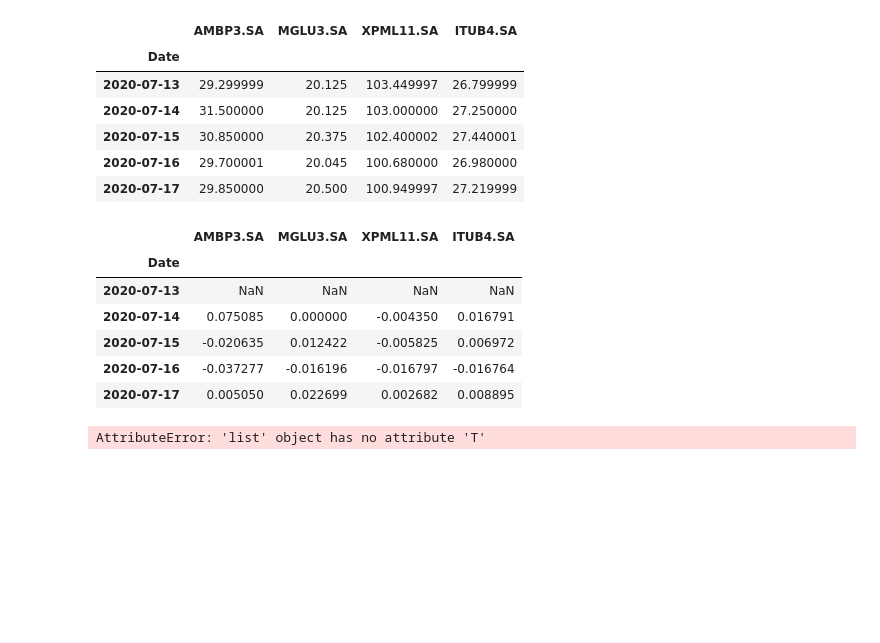
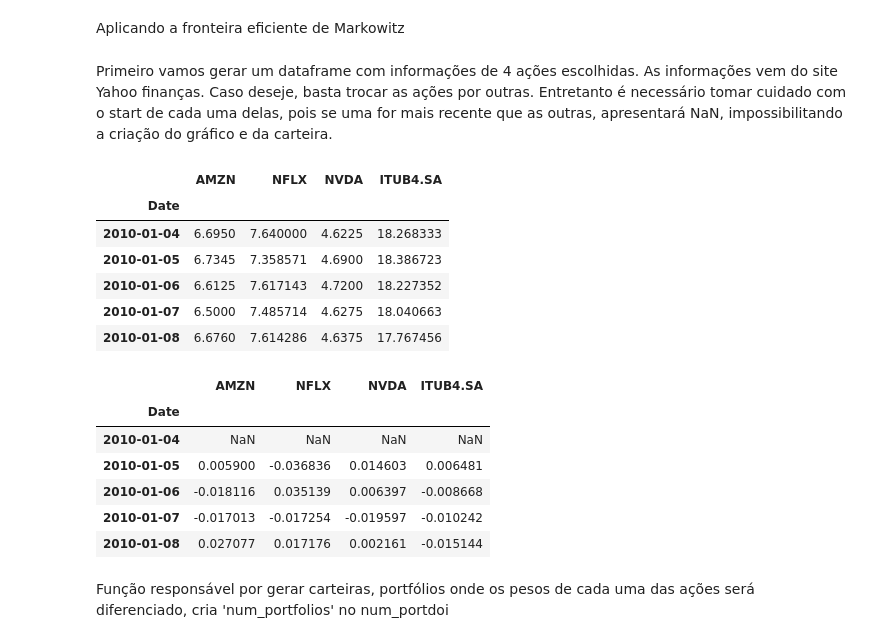
Before and after one commit to joeldfilho/Teorema-Carteira-Markowitz, a Jupyter notebook: markowitz.ipynb, the cells around one changed output. Drawn from its saved outputs; the diff is of its cells as text; code cells hidden in the pictures; blank space fills up the shorter version.

```diff
--- a/markowitz.ipynb
+++ b/markowitz.ipynb
@@ -1,32 +1,36 @@
+# %% [markdown]
+Aplicando a fronteira eficiente de Markowitz
 # %%
 import pandas as pd
 from pandas_datareader import data
 import numpy as np
 import matplotlib.pyplot as plt
+# %% [markdown]
+Primeiro vamos gerar um dataframe com informações de 4 ações escolhidas. As informações vem do site Yahoo finanças. Caso deseje, basta trocar as ações por outras. Entretanto é necessário tomar cuidado com o start de cada uma delas, pois se uma for mais recente que as outras, apresentará NaN, impossibilitando a criação do gráfico e da carteira.
 # %%
 df = pd.DataFrame()
-df['AMBP3.SA'] = data.DataReader('AMBP3.SA', data_source='yahoo', start='1-1-2010')['Close']
-df['MGLU3.SA'] = data.DataReader('MGLU3.SA', data_source='yahoo', start='1-1-2010')['Close']
-df['XPML11.SA'] = data.DataReader('XPML11.SA', data_source='yahoo', start='1-1-2010')['Close']
+df['AMZN'] = data.DataReader('AMZN', data_source='yahoo', start='1-1-2010')['Close']
+df['NFLX'] = data.DataReader('NFLX', data_source='yahoo', start='1-1-2010')['Close']
+df['NVDA'] = data.DataReader('NVDA', data_source='yahoo', start='1-1-2010')['Close']
 df['ITUB4.SA'] = data.DataReader('ITUB4.SA', data_source='yahoo', start='1-1-2010')['Close']
 
 df.head()
 # %% [output]
-|  | AMBP3.SA | MGLU3.SA | XPML11.SA | ITUB4.SA |
+|  | AMZN | NFLX | NVDA | ITUB4.SA |
 | Date |  |  |  |  |
-| 2020-07-13 | 29.299999 | 20.125 | 103.449997 | 26.799999 |
-| 2020-07-14 | 31.500000 | 20.125 | 103.000000 | 27.250000 |
-| 2020-07-15 | 30.850000 | 20.375 | 102.400002 | 27.440001 |
-| 2020-07-16 | 29.700001 | 20.045 | 100.680000 | 26.980000 |
-| 2020-07-17 | 29.850000 | 20.500 | 100.949997 | 27.219999 |
+| 2010-01-04 | 6.6950 | 7.640000 | 4.6225 | 18.268333 |
+| 2010-01-05 | 6.7345 | 7.358571 | 4.6900 | 18.386723 |
+| 2010-01-06 | 6.6125 | 7.617143 | 4.7200 | 18.227352 |
+| 2010-01-07 | 6.5000 | 7.485714 | 4.6275 | 18.040663 |
+| 2010-01-08 | 6.6760 | 7.614286 | 4.6375 | 17.767456 |
 # %%
 # Retorno simples dos ativos
 df.pct_change().head()
 # %% [output]
-|  | AMBP3.SA | MGLU3.SA | XPML11.SA | ITUB4.SA |
+|  | AMZN | NFLX | NVDA | ITUB4.SA |
 | Date |  |  |  |  |
-| 2020-07-13 | NaN | NaN | NaN | NaN |
-| 2020-07-14 | 0.075085 | 0.000000 | -0.004350 | 0.016791 |
-| 2020-07-15 | -0.020635 | 0.012422 | -0.005825 | 0.006972 |
-| 2020-07-16 | -0.037277 | -0.016196 | -0.016797 | -0.016764 |
-| 2020-07-17 | 0.005050 | 0.022699 | 0.002682 | 0.008895 |
+| 2010-01-04 | NaN | NaN | NaN | NaN |
+| 2010-01-05 | 0.005900 | -0.036836 | 0.014603 | 0.006481 |
+| 2010-01-06 | -0.018116 | 0.035139 | 0.006397 | -0.008668 |
+| 2010-01-07 | -0.017013 | -0.017254 | -0.019597 | -0.010242 |
+| 2010-01-08 | 0.027077 | 0.017176 | 0.002161 | -0.015144 |
@@ -48,8 +37,5 @@ covariance = np.cov(r[1:].T)
-# %%
-# Risco do portfólio anualizado
-vol = np.sqrt(np.dot(w.T, np.dot(covariance, w))) * np.sqrt(252)
-# %% [output]
-AttributeError: 'list' object has no attribute 'T'
+# %% [markdown]
+Função responsável por gerar carteiras, portfólios onde os pesos de cada uma das ações será diferenciado, cria 'num_portfolios' no num_portdoi
 # %%
 def generate_wallets(df_close, num_portfolios = 10000, risk_free = 0):
     # vetores de dados
```
Also changed, not shown: parts of 10 cells of this notebook.
